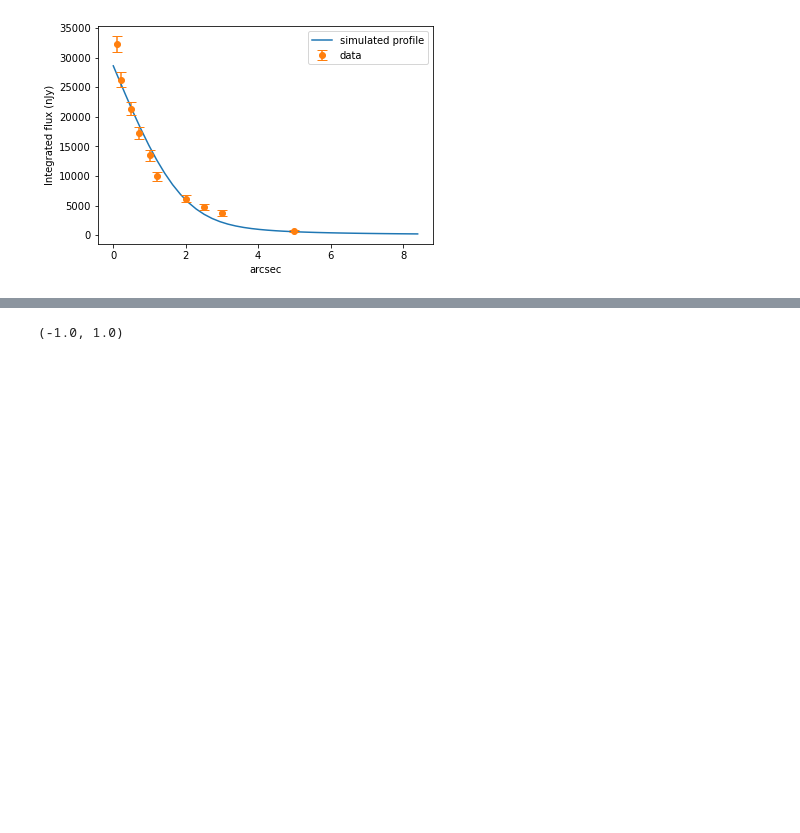
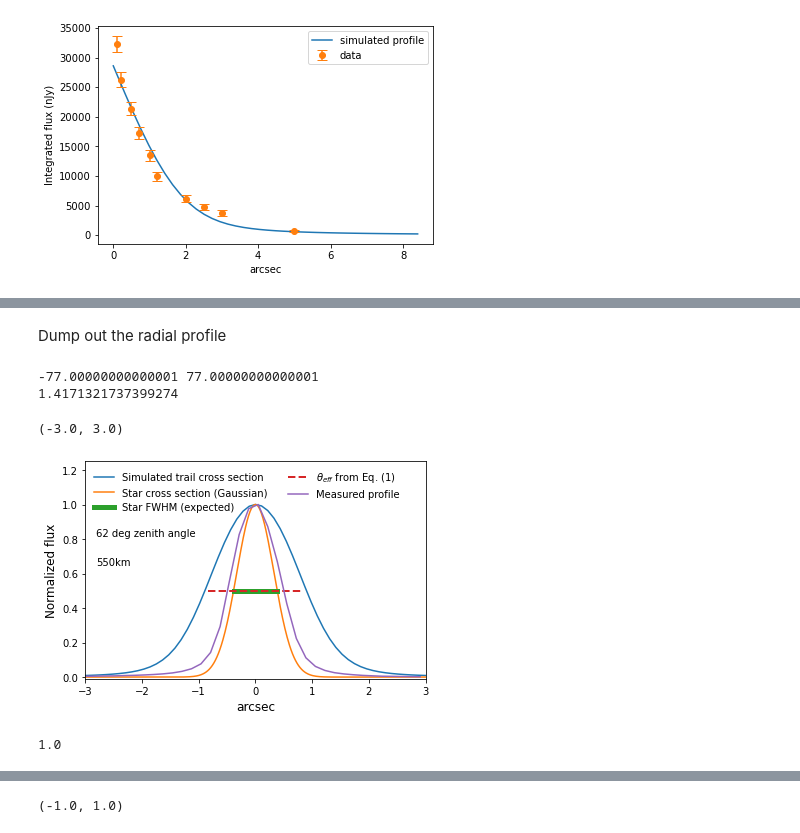
Before and after one commit to bxin/saturation_limit, a Jupyter notebook: subaru_profile.ipynb, the cells around one changed output, grey strips where cells are left out. Saved outputs shown, nothing was run; the diff lists cells and outputs as text; code cells hidden in the pictures; blank space fills up the shorter version.

```diff
--- a/subaru_profile.ipynb
+++ b/subaru_profile.ipynb
@@ -358,0 +381,32 @@ Text(0, 0.5, 'Integrated flux (nJy)')
+# %% [markdown]
+Dump out the radial profile
+# %%
+print(min(xp), max(xp))
+print(popt[0])
+fig, ax = plt.subplots(figsize=(6.1,4))
+plt.plot(xp*popt[0], trail_slice/np.max(trail_slice),label='Simulated trail cross section');
+s = np.exp(-x2**2/2/(seeing/plate_scale*pixel_size/2.355)**2)
+plt.plot(xpg,s, label = 'Star cross section (Gaussian)')
+plt.plot([-seeing/2, seeing/2],[0.5, 0.5], '-', linewidth = 5, label='Star FWHM (expected)')
+plt.plot([-fwhm_exp/pixel_size*plate_scale/2, fwhm_exp/pixel_size*plate_scale/2],[0.5, 0.5],'--', linewidth = 2,
+         label=r'$\theta_{eff}$ from Eq. (1)')
+plt.text(0.15, 0.62, "%.0f deg zenith angle"%zangle, color = 'black', transform=fig.transFigure)
+plt.text(0.15, 0.52, "550km", color = 'black', transform=fig.transFigure)
+plt.plot(r_real, y_real, label='Measured profile')
+plt.legend(loc='upper left', framealpha=0., ncol = 2)
+#plt.legend(fontsize=15, bbox_to_anchor=(0., 0.5, 0.5, 0.3), framealpha=0.)
+#plt.grid()
+plt.ylim([-0.01, 1.25])
+plt.xlabel('arcsec', fontsize=12)
+plt.ylabel('Normalized flux', fontsize=12)
+plt.xlim([-3,3])
+#plt.savefig('hsc_streak_profile.pdf')
+# %% [output]
+-77.00000000000001 77.00000000000001
+1.4171321737399274
+(-3.0, 3.0)
+[figure, added]
+# %%
+np.max(y_real)
+# %% [output]
+1.0
```
Also changed, not shown: parts of 21 cells of this notebook.
